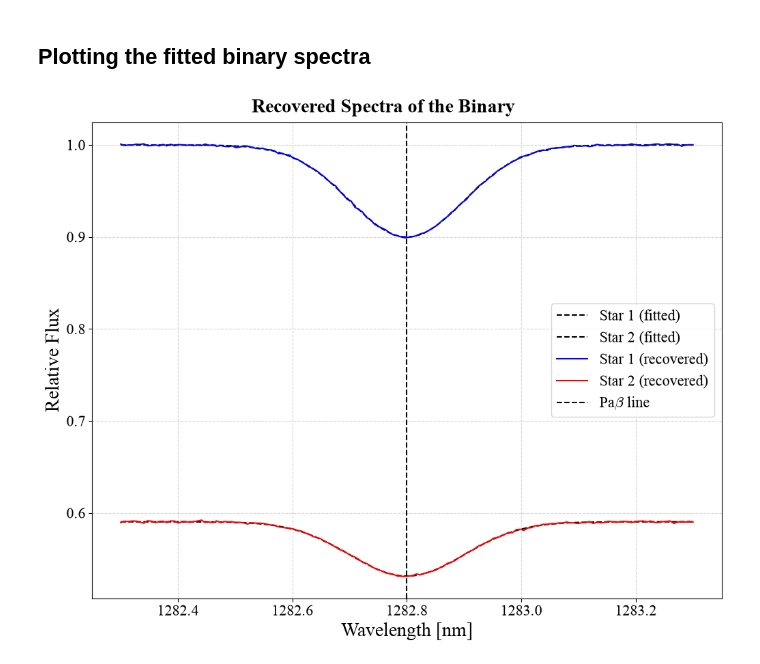
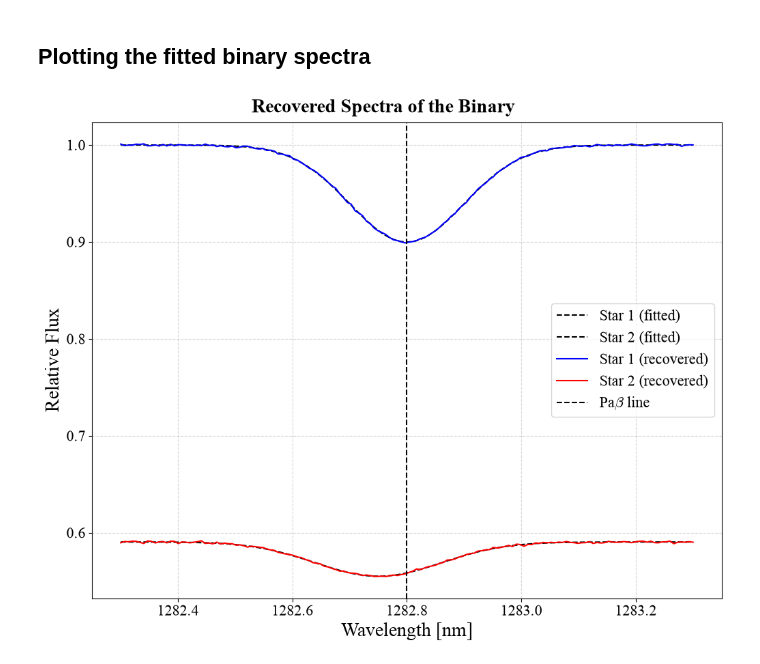
Before and after one commit to saividyud/Second-Year-Project, a Jupyter notebook: fitting.ipynb, the cells around one changed output. Drawn from its saved outputs; the diff is of its cells as text; code cells hidden in the pictures.

Commit message:
Restructured files for fitting

```diff
--- a/fitting.ipynb
+++ b/fitting.ipynb
@@ -77,6 +75,8 @@ photonic_lantern_device = PhotonicLanternDevice(
     FOCAL_LENGTH=FOCAL_LENGTH,
     N_SPEC=N_SPEC
 )
+
+fitter = PhotonicLanternFitting(photonic_lantern_device, WAV_RANGE)
 # %% [output]
 Created pupil grid
 Created focal grid
@@ -108,15 +108,15 @@ F_2 = F_1 / functions.M_L_relation(M_1, M_2)
 
 # Depth of the line
 A_LINE_1 = 0.9
-A_LINE_2 = 0.9
+A_LINE_2 = 0.94
 
 # Middle wavelength of each absorption line
 WAV_MIDDLE_1 = WAV_MIDDLE
-WAV_MIDDLE_2 = WAV_MIDDLE
+WAV_MIDDLE_2 = WAV_MIDDLE - 0.05
 
 # Width of each absorption line
 WAV_WIDTH_1 = WAV_WIDTH
-WAV_WIDTH_2 = WAV_WIDTH
+WAV_WIDTH_2 = WAV_WIDTH + 0.01
 
 # Spectrum of star 1
 star1_spectrum = functions.create_spectrum(F_1, A_LINE_1, WAV_MIDDLE_1, WAV_WIDTH_1, WAV_RANGE)
@@ -252,8 +252,8 @@ plt.show()
 4. Refine all 12 fitted parameters with linear least squares to find parameter uncertainties and correlations.
 # %%
 guess = np.array([
-    [0.9, WAV_MIDDLE, WAV_WIDTH],
-    [0.9, WAV_MIDDLE, WAV_WIDTH]
+    [0.8, WAV_MIDDLE + 0.1, WAV_WIDTH - 0.04],
+    [0.7, WAV_MIDDLE - 0.05, WAV_WIDTH + 0.03]
 ])
 
 true_values = np.array([
@@ -262,7 +262,7 @@ true_values = np.array([
     M_2, A_LINE_2, WAV_MIDDLE_2, WAV_WIDTH_2
 ])
 
-final_results = photonic_lantern_device.binary_fitting(fractional_intensity, total_intensity, guess, 1, WAV_RANGE, refine=True, true_values=true_values)
+final_results = fitter.binary_fitting(fractional_intensity, total_intensity, guess, M1=1, refine=True, true_values=true_values)
 
 fitted_star1_x = final_results[0]
 fitted_star1_y = final_results[1]
@@ -304,32 +304,32 @@ width of line 2 [nm]         -0.00      0.00     -0.00      0.00
 # %%
 # Plotting the recovered spectra
 fig = plt.figure()
 fig.set_constrained_layout(True)
 ax = fig.add_subplot()
 
 fig.suptitle('Recovered Spectra of the Binary')
 
 fitted_star1_spectrum = functions.create_spectrum(fitted_star1_F, fitted_star1_depth, fitted_star1_center, fitted_star1_width, WAV_RANGE)
 fitted_star2_spectrum = functions.create_spectrum(fitted_star1_F / functions.M_L_relation(M_1, fitted_M2), fitted_star2_depth, fitted_star2_center, fitted_star2_width, WAV_RANGE)
 
 ax.plot(WAV_RANGE, fitted_star1_spectrum, color='k', label='Star 1 (fitted)', linestyle='--')
 ax.plot(WAV_RANGE, fitted_star2_spectrum, color='k', label='Star 2 (fitted)', linestyle='--')
 
 # ax.plot(WAV_RANGE, star1_spectrum, color='b', label='Star 1 (true)', linestyle='-')
 # ax.plot(WAV_RANGE, star2_spectrum, color='r', label='Star 2 (true)', linestyle='-')
 
-ax.plot(WAV_RANGE, photonic_lantern_device.recovered_s1, color='b', label='Star 1 (recovered)', linestyle='-')
-ax.plot(WAV_RANGE, photonic_lantern_device.recovered_s2, color='r', label='Star 2 (recovered)', linestyle='-')
+ax.plot(WAV_RANGE, fitter.recovered_s1, color='b', label='Star 1 (recovered)', linestyle='-')
+ax.plot(WAV_RANGE, fitter.recovered_s2, color='r', label='Star 2 (recovered)', linestyle='-')
 
 ax.axvline(WAV_MIDDLE, color='k', linestyle='--', label='Pa$\\beta$ line')
 
 ax.set_xlabel('Wavelength [nm]')
 ax.set_ylabel('Relative Flux')
 
 ax.grid(True, linestyle='--', alpha=0.5)
 
 ax.legend()
 
 plt.show()
 # %% [output]
-[figure, old version]
+[figure, new version]
```
Also changed, not shown: parts of 8 cells of this notebook, 2 other files.
